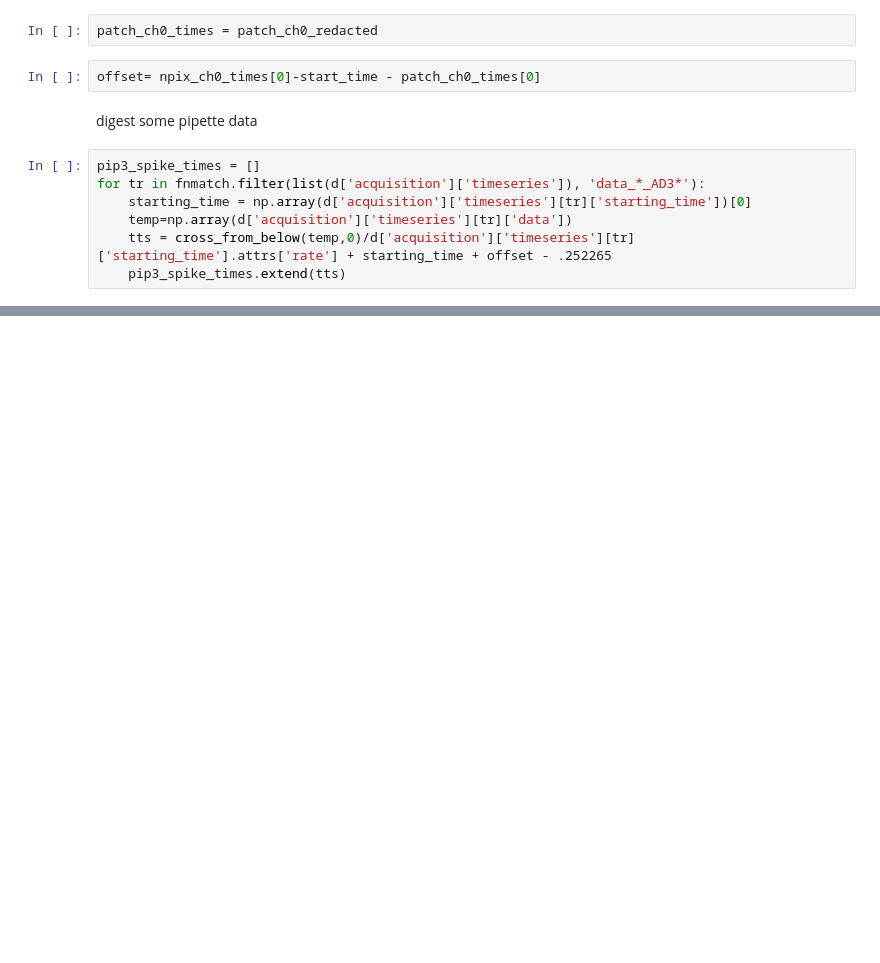
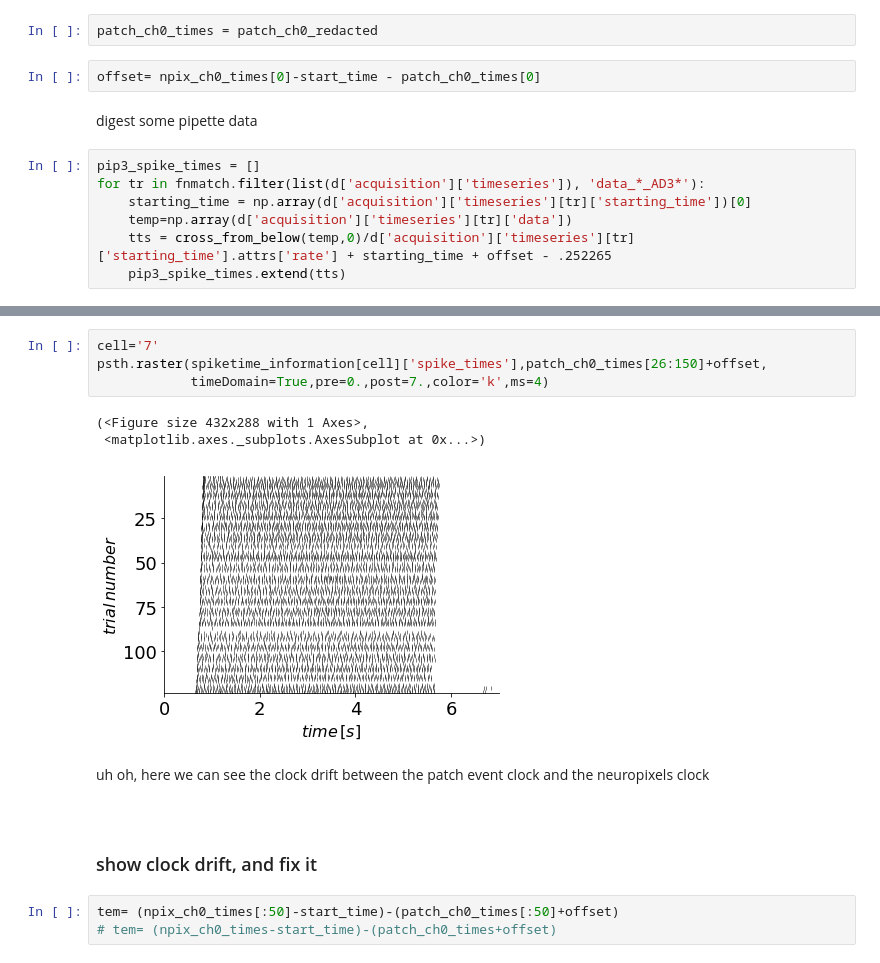
Before and after one commit to danieljdenman/neuropixels_invitro, a Jupyter notebook: invitro_analysis.ipynb, the cells around one changed output, grey strips where cells are left out. Cells and saved outputs as stored; diff of their text form; blank space fills up the shorter version.

```diff
--- a/invitro_analysis.ipynb
+++ b/invitro_analysis.ipynb
@@ -136,0 +172,16 @@ interactive plot of neuropixels data with pipette data
+# %%
+cell='7'
+psth.raster(spiketime_information[cell]['spike_times'],patch_ch0_times[26:150]+offset,
+            timeDomain=True,pre=0.,post=7.,color='k',ms=4)
+# %% [output]
+(<Figure size 432x288 with 1 Axes>,
+ <matplotlib.axes._subplots.AxesSubplot at 0x...>)
+[figure, added]
+# %% [markdown]
+uh oh, here we can see the clock drift between the patch event clock and the neuropixels clock
+# %% [markdown]
+<br></br>
+### show clock drift, and fix it
+# %%
+tem= (npix_ch0_times[:50]-start_time)-(patch_ch0_times[:50]+offset)
+# tem= (npix_ch0_times-start_time)-(patch_ch0_times+offset)
```
Also changed, not shown: parts of 40 cells of this notebook.
